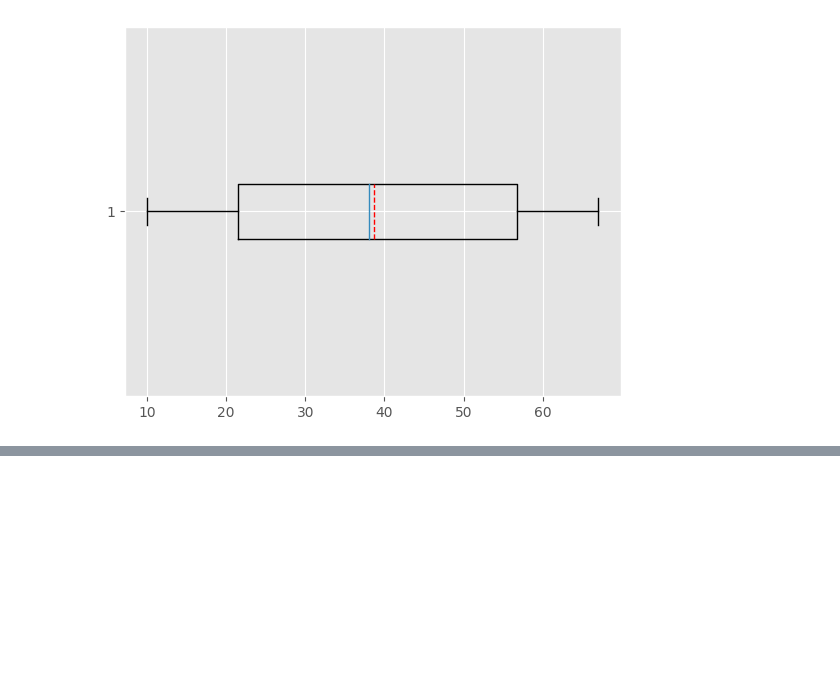
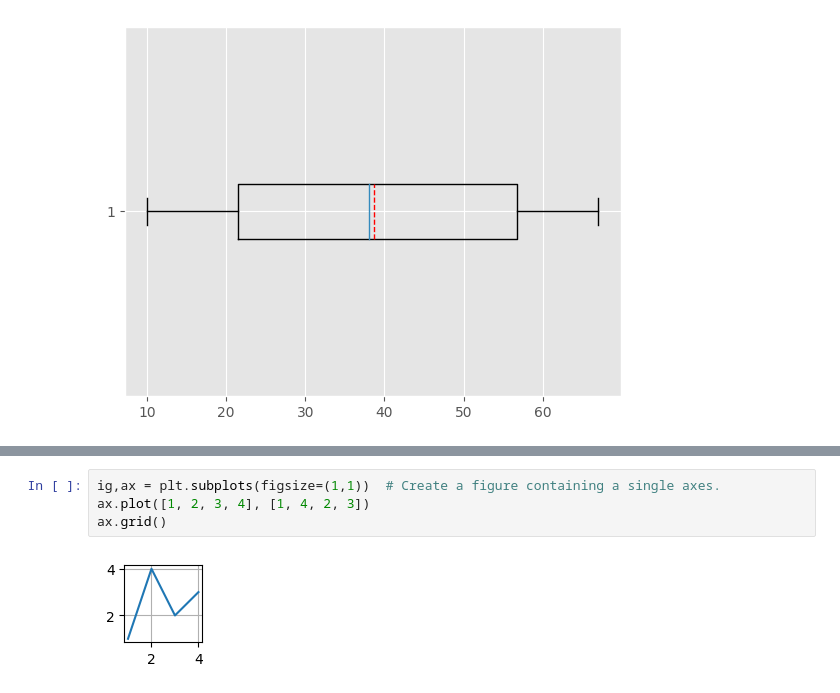
Before and after one commit to khushi-awasthi/Digipodium-data-anlytics, a Jupyter notebook: Graphs.ipynb, the cells around one changed output, grey strips where cells are left out. Drawn from its saved outputs; the diff is of its cells as text; blank space fills up the shorter version.

```diff
--- a/Graphs.ipynb
+++ b/Graphs.ipynb
@@ -103,0 +110,6 @@ plt.show()
+# %%
+ig,ax = plt.subplots(figsize=(1,1))  # Create a figure containing a single axes.
+ax.plot([1, 2, 3, 4], [1, 4, 2, 3])
+ax.grid()
+# %% [output]
+[figure, added]
```
Also changed, not shown: parts of 37 cells of this notebook, 3 other files.
